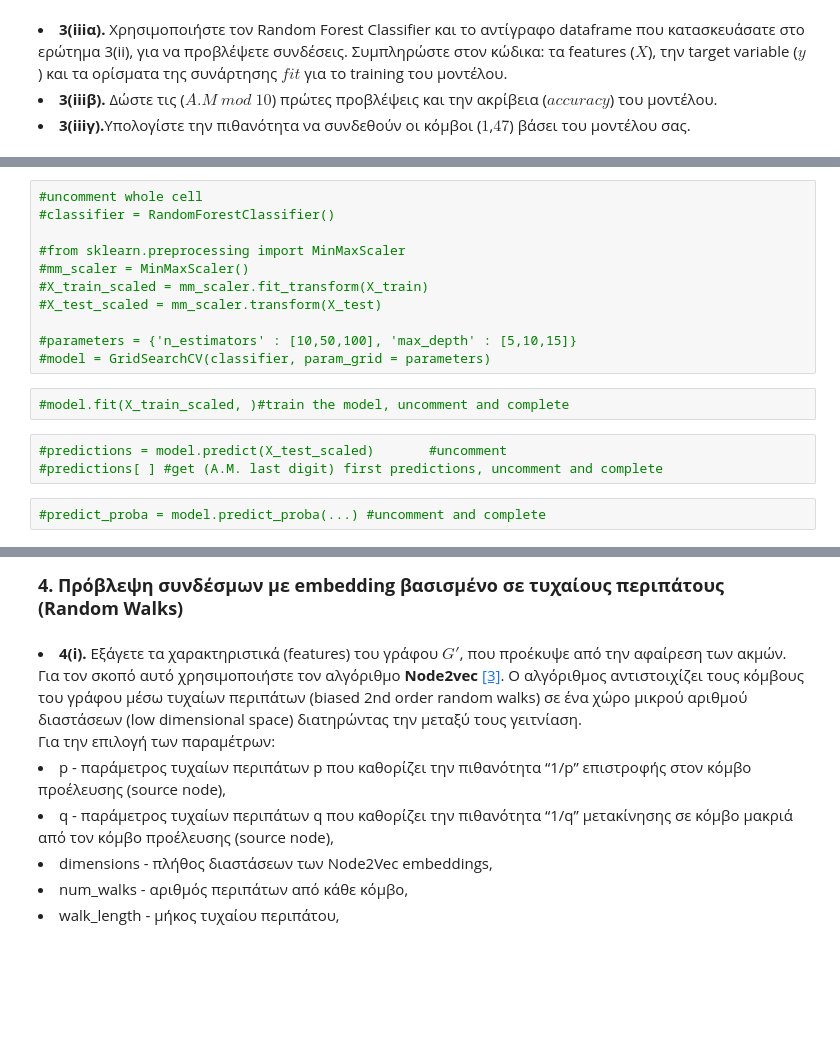
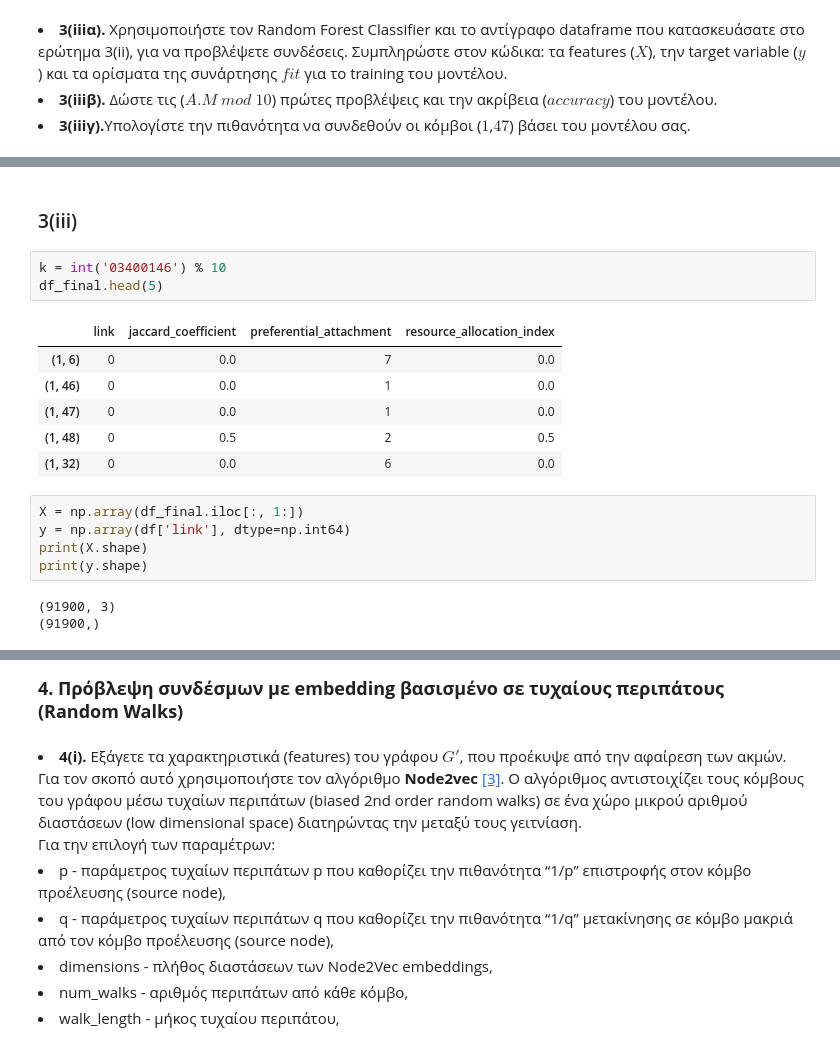
Before and after one commit to ChrisNick92/SocialNetworkAnalysis, a Jupyter notebook: project3/lab3.ipynb, the cells around one changed output, grey strips where cells are left out. Drawn from its saved outputs; the diff is of its cells as text; blank space fills up the shorter version.

```diff
--- a/project3/lab3.ipynb
+++ b/project3/lab3.ipynb
@@ -299,18 +290,20 @@ df_final.corr()
-# %%
-#uncomment whole cell
-#classifier = RandomForestClassifier()
-
-#from sklearn.preprocessing import MinMaxScaler
-#mm_scaler = MinMaxScaler()
-#X_train_scaled = mm_scaler.fit_transform(X_train)
-#X_test_scaled = mm_scaler.transform(X_test)
-
-#parameters = {'n_estimators' : [10,50,100], 'max_depth' : [5,10,15]}
-#model = GridSearchCV(classifier, param_grid = parameters)
-# %%
-#model.fit(X_train_scaled, )#train the model, uncomment and complete
-# %%
-#predictions = model.predict(X_test_scaled)       #uncomment
-#predictions[ ] #get (A.M. last digit) first predictions, uncomment and complete
-# %%
-#predict_proba = model.predict_proba(...) #uncomment and complete
+# %% [markdown]
+### 3(iii)
+# %%
+k = int('03400146') % 10
+df_final.head(5)
+# %% [output]
+|  | link | jaccard_coefficient | preferential_attachment | resource_allocation_index |
+| (1, 6) | 0 | 0.0 | 7 | 0.0 |
+| (1, 46) | 0 | 0.0 | 1 | 0.0 |
+| (1, 47) | 0 | 0.0 | 1 | 0.0 |
+| (1, 48) | 0 | 0.5 | 2 | 0.5 |
+| (1, 32) | 0 | 0.0 | 6 | 0.0 |
+# %%
+X = np.array(df_final.iloc[:, 1:])
+y = np.array(df['link'], dtype=np.int64)
+print(X.shape)
+print(y.shape)
+# %% [output]
+(91900, 3)
+(91900,)
```
Also changed, not shown: parts of 12 cells of this notebook.
